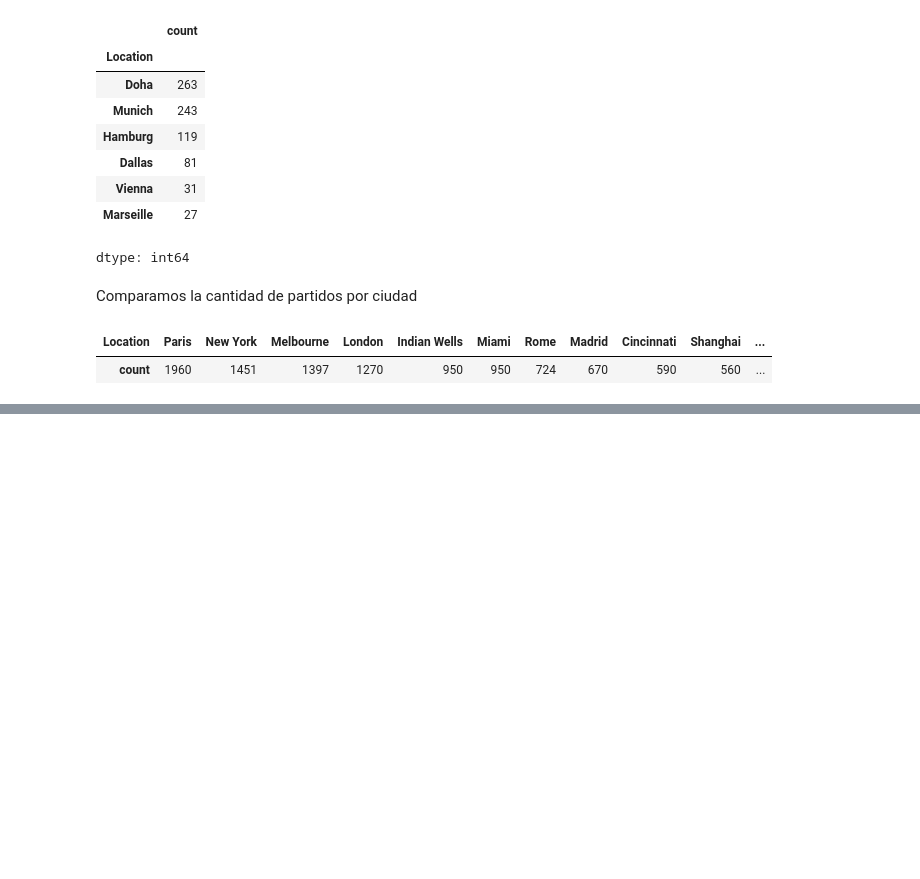
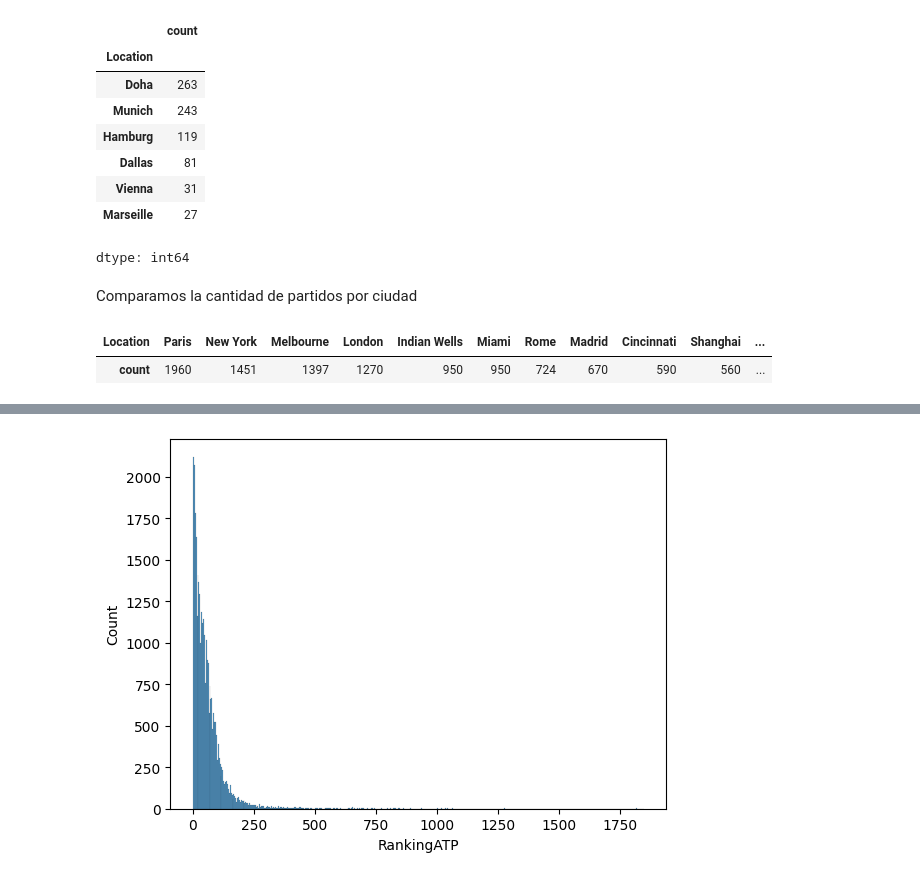
Before and after one commit to ichiP245/my-next-soderling, a Jupyter notebook: Notebooks/FullEDA.ipynb, the cells around one changed output, grey strips where cells are left out. Drawn from its saved outputs; the diff is of its cells as text; code cells hidden in the pictures; blank space fills up the shorter version.

```diff
--- a/Notebooks/FullEDA.ipynb
+++ b/Notebooks/FullEDA.ipynb
@@ -78,0 +90,5 @@ pd.DataFrame(df['Location'].value_counts()).T
+# %%
+sns.histplot(rankATP)
+plt.show()
+# %% [output]
+[figure, added]
```
Also changed, not shown: parts of 19 cells of this notebook.
